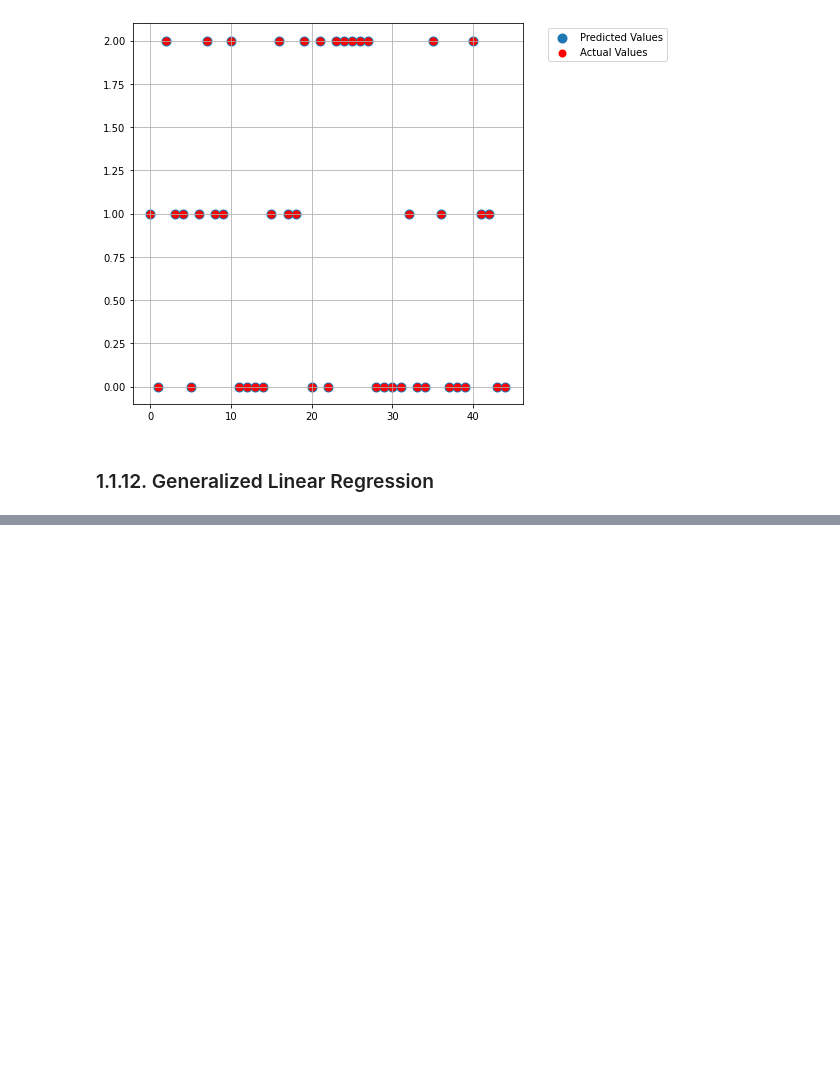
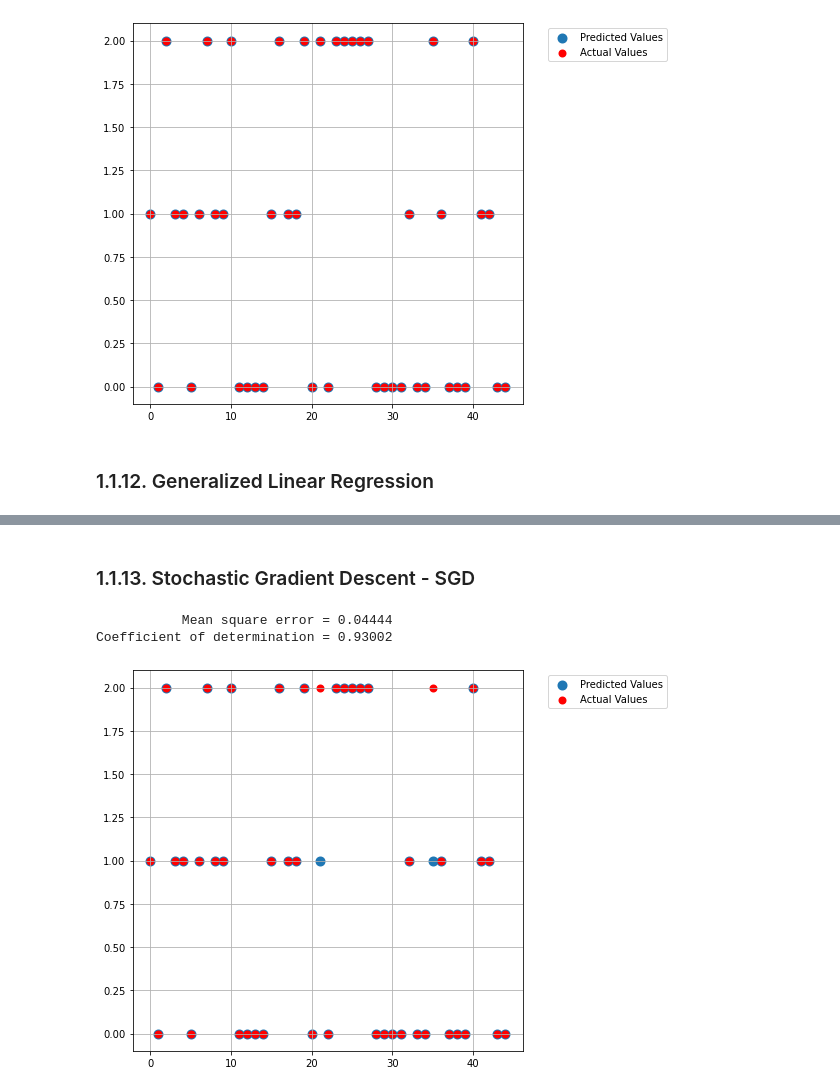
Before and after one commit to solothinker/ML-DL-Xperiments, a Jupyter notebook: Iris-Xperiments/Iris_Data.ipynb, the cells around one changed output, grey strips where cells are left out. Saved outputs shown, nothing was run; the diff lists cells and outputs as text; code cells hidden in the pictures; blank space fills up the shorter version.

```diff
--- a/Iris-Xperiments/Iris_Data.ipynb
+++ b/Iris-Xperiments/Iris_Data.ipynb
@@ -425,0 +444,9 @@ Coefficient of determination = 1.00000
+# %% [markdown]
+### 1.1.13. Stochastic Gradient Descent - SGD
+# %%
+model = linear_model.SGDClassifier(alpha=0.005,max_iter=500,loss='log')
+scoreData(model)
+# %% [output]
+           Mean square error = 0.04444
+Coefficient of determination = 0.93002
+[figure, added]
```
Also changed, not shown: parts of 46 cells of this notebook.
